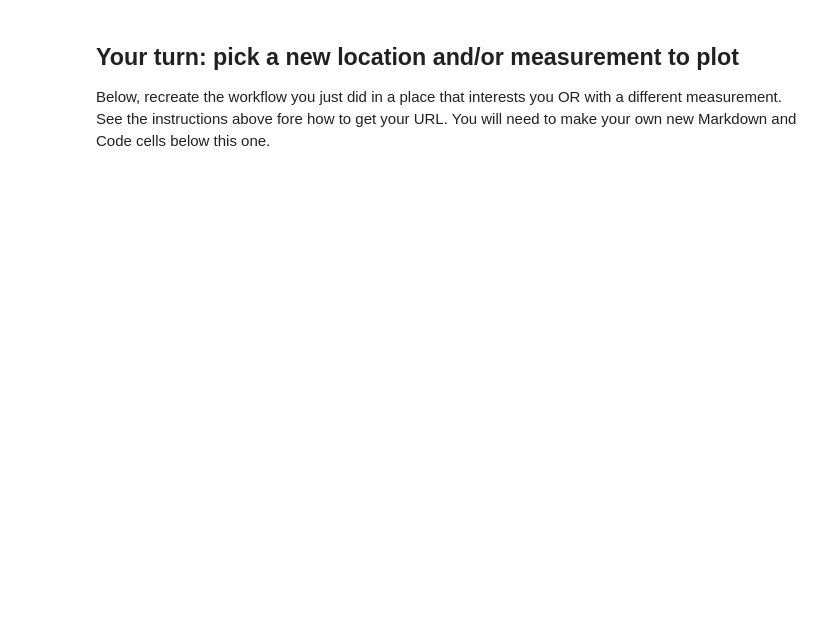
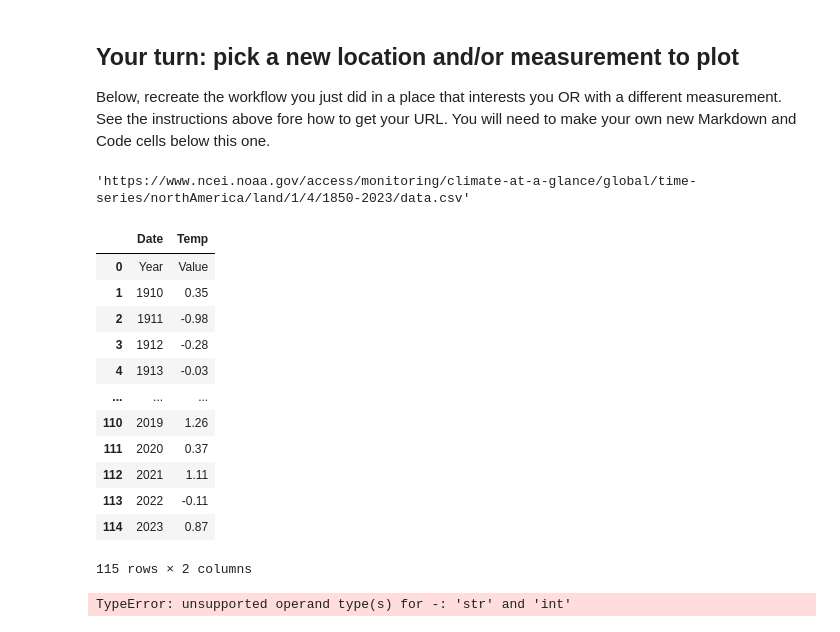
Before and after one commit to Doobernicus/get-started-with-reproducible-science-Doobernicus, a Jupyter notebook: get_started_with_open_reproducible_science.ipynb, the cells around one changed output. Drawn from its saved outputs; the diff is of its cells as text; code cells hidden in the pictures; blank space fills up the shorter version.

```diff
--- a/get_started_with_open_reproducible_science.ipynb
+++ b/get_started_with_open_reproducible_science.ipynb
@@ -460,6 +447,38 @@ Describe your plot in this cell in 2-3 sentences
 # %% [markdown]
 ## Your turn: pick a new location and/or measurement to plot
 Below, recreate the workflow you just did in a place that interests you OR with a different measurement. See the instructions above fore how to get your URL. You will need to make your own new Markdown and Code cells below this one.
+# %%
+na_avg_temp = ('https://www.ncei.noaa.gov/access/monitoring'
+                '/climate-at-a-glance/global/time-series'
+                '/northAmerica/land/1/4/1850-2023/data.csv')
+na_avg_temp
+# %% [output]
+'https://www.ncei.noaa.gov/access/monitoring/climate-at-a-glance/global/time-series/northAmerica/land/1/4/1850-2023/data.csv'
+# %%
+# downloaded data with pandas
+na_avg_temp_df = pd.read_csv(na_avg_temp, header=3,
+                        names=['Date', 'Temp'])
+na_avg_temp_df
+# %% [output]
+|  | Date | Temp |
+| 0 | Year | Value |
+| 1 | 1910 | 0.35 |
+| 2 | 1911 | -0.98 |
+| 3 | 1912 | -0.28 |
+| 4 | 1913 | -0.03 |
+| ... | ... | ... |
+| 110 | 2019 | 1.26 |
+| 111 | 2020 | 0.37 |
+| 112 | 2021 | 1.11 |
+| 113 | 2022 | -0.11 |
+| 114 | 2023 | 0.87 |
+115 rows × 2 columns
+# %%
+#convert to celcius
+na_avg_temp_df.iloc[:,1] = (na_avg_temp_df.iloc[:,1] - 32) * 5 / 9
+na_avg_temp_df
+# %% [output]
+TypeError: unsupported operand type(s) for -: 'str' and 'int'
 # %% [markdown]
 ## Congratulations, you finished this coding challenge -- now make sure that your code is **reproducible**
 
```
Also changed, not shown: parts of 12 cells of this notebook, 2 other files.
